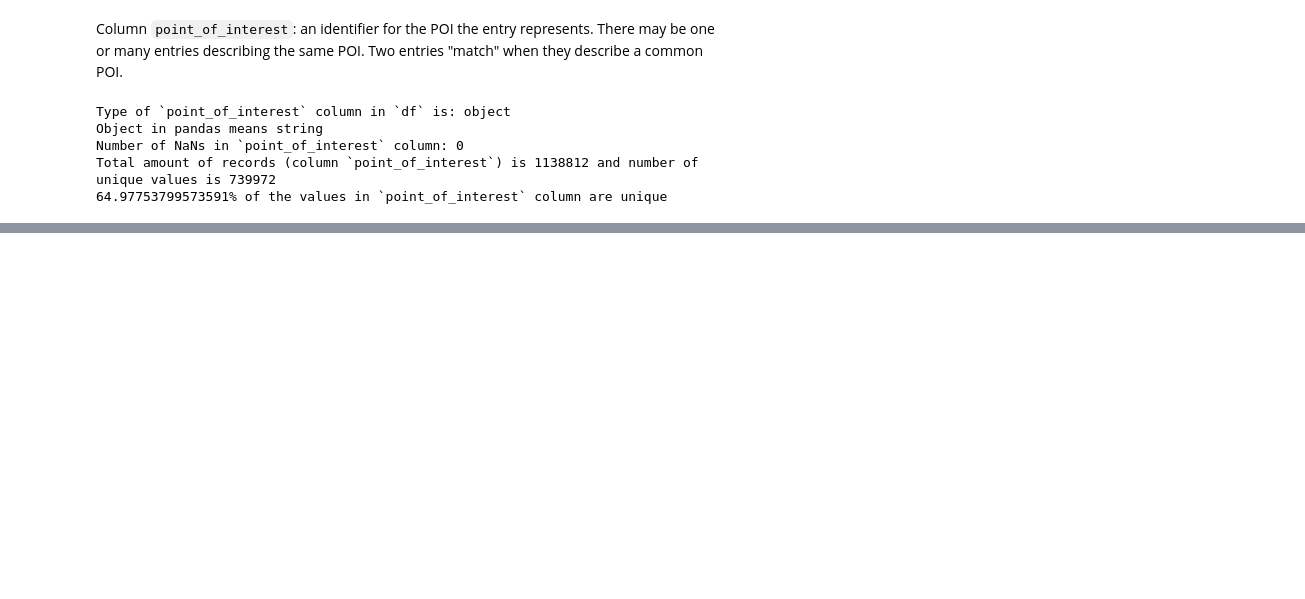
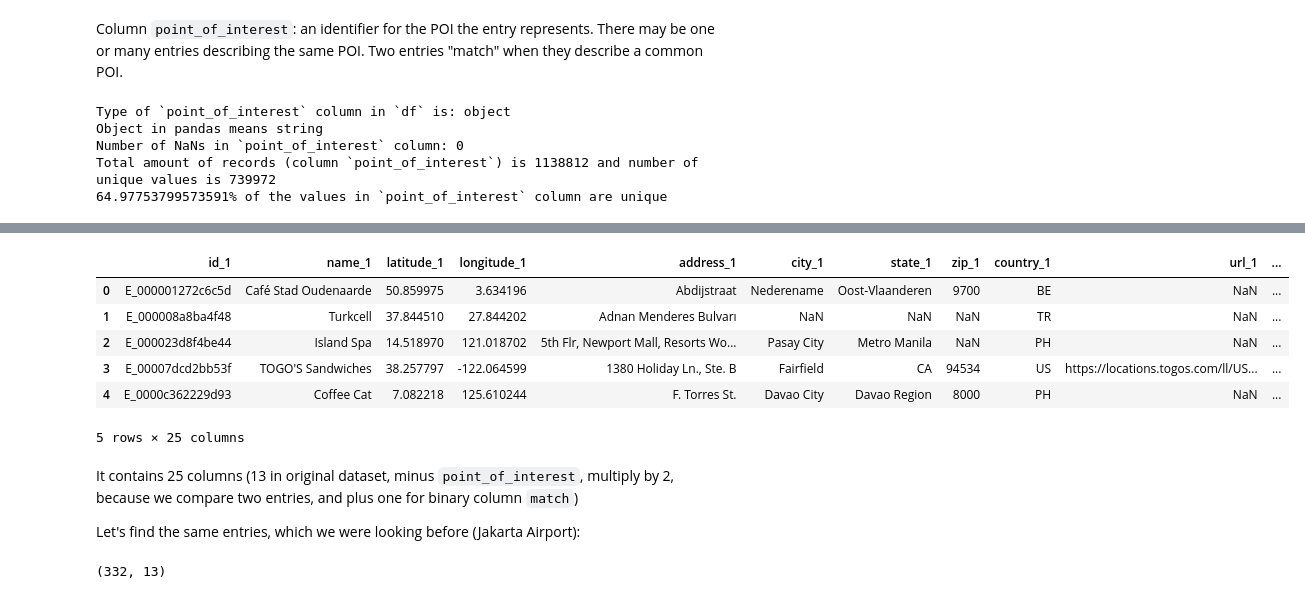
Before and after one commit to ParalogyX/Foursquare_Location_Matching, a Jupyter notebook: first_notebook.ipynb, the cells around one changed output, grey strips where cells are left out. Cells and saved outputs as stored; diff of their text form; code cells hidden in the pictures; blank space fills up the shorter version.

```diff
--- a/first_notebook.ipynb
+++ b/first_notebook.ipynb
@@ -220,0 +282,22 @@ Total amount of records (column `point_of_interest`) is 1138812 and number of un
+# %%
+df_pairs.head()
+# %% [output]
+|  | id_1 | name_1 | latitude_1 | longitude_1 | address_1 | city_1 | state_1 | zip_1 | country_1 | url_1 | ... |
+| 0 | E_000001272c6c5d | Café Stad Oudenaarde | 50.859975 | 3.634196 | Abdijstraat | Nederename | Oost-Vlaanderen | 9700 | BE | NaN | ... |
+| 1 | E_000008a8ba4f48 | Turkcell | 37.844510 | 27.844202 | Adnan Menderes Bulvarı | NaN | NaN | NaN | TR | NaN | ... |
+| 2 | E_000023d8f4be44 | Island Spa | 14.518970 | 121.018702 | 5th Flr, Newport Mall, Resorts Wo... | Pasay City | Metro Manila | NaN | PH | NaN | ... |
+| 3 | E_00007dcd2bb53f | TOGO'S Sandwiches | 38.257797 | -122.064599 | 1380 Holiday Ln., Ste. B | Fairfield | CA | 94534 | US | https://locations.togos.com/ll/US... | ... |
+| 4 | E_0000c362229d93 | Coffee Cat | 7.082218 | 125.610244 | F. Torres St. | Davao City | Davao Region | 8000 | PH | NaN | ... |
+5 rows × 25 columns
+# %% [markdown]
+It contains 25 columns (13 in original dataset, minus `point_of_interest`, multiply by 2, because we compare two entries, and plus one for binary column `match`)
+
+Let's find the same entries, which we were looking before (Jakarta Airport):
+# %%
+# Check, which entries from df (by id), which correspond to POI P_fb339198a31db3 present in df_pairs
+# save filtered df
+df_one_POI = df[df['point_of_interest'] == 'P_fb339198a31db3']
+# and check size
+df_one_POI.shape
+# %% [output]
+(332, 13)
```
Also changed, not shown: parts of 11 cells of this notebook.
